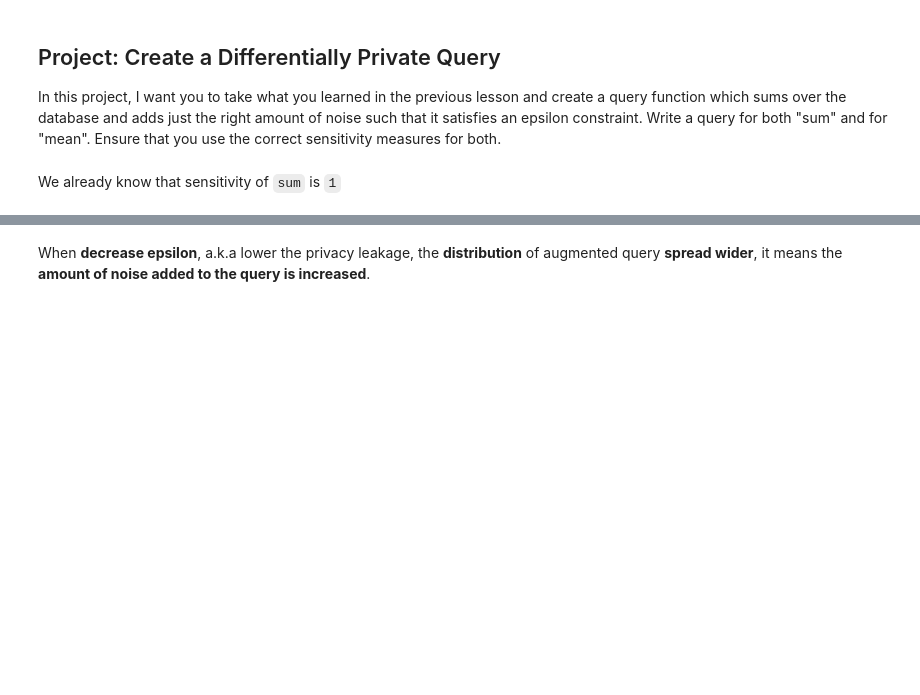
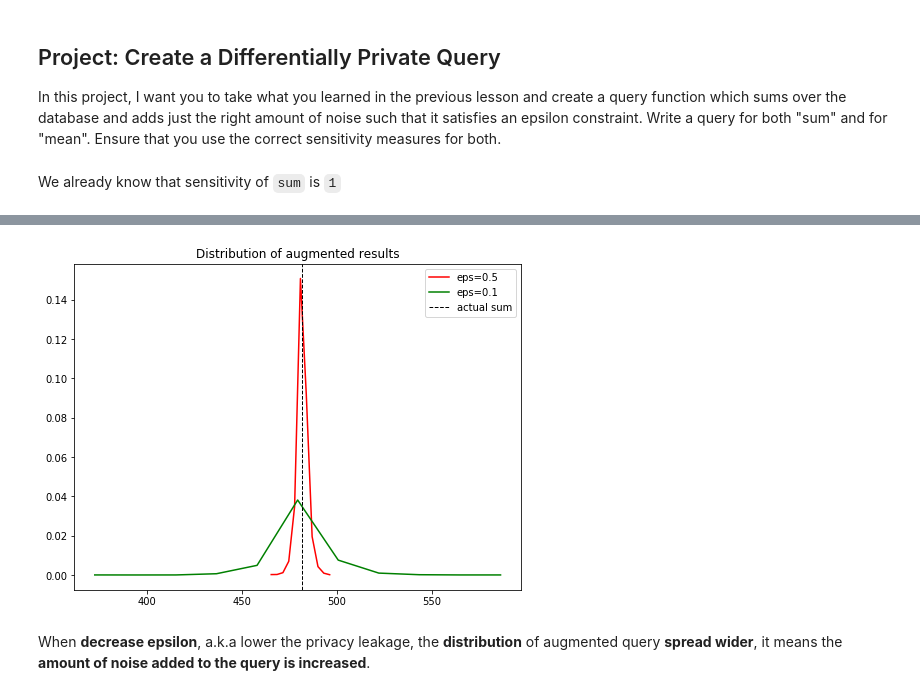
Before and after one commit to Luvata/udacity_private_ai, a Jupyter notebook: L5_intro_local_global_differential_privacy/Local and Global Differential Privacy.ipynb, the cells around one changed output, grey strips where cells are left out. Drawn from its saved outputs; the diff is of its cells as text; code cells hidden in the pictures; blank space fills up the shorter version.

```diff
--- a/L5_intro_local_global_differential_privacy/Local and Global Differential Privacy.ipynb
+++ b/L5_intro_local_global_differential_privacy/Local and Global Differential Privacy.ipynb
@@ -249,2 +249,21 @@ plot_distribution(epsilon=0.0001)
+# %%
+import scipy.stats as stats
+
+dist_big_eps = query_repeat(db, sum_query, SUM_SENSITIVITY, 0.5, 10000)
+dist_small_eps = query_repeat(db, sum_query, SUM_SENSITIVITY, 0.1, 10000)
+
+plt.figure(figsize=(8, 6))
+n, x = np.histogram(dist_big_eps)
+plt.plot(x, stats.gaussian_kde(dist_big_eps)(x), 'r', label='eps=0.5')
+
+n, x = np.histogram(dist_small_eps)
+plt.plot(x, stats.gaussian_kde(dist_small_eps)(x), 'g' ,label='eps=0.1')
+plt.axvline(sum_query(db), color='k', linestyle='dashed', linewidth=1, label='actual sum')
+plt.legend()
+plt.title("Distribution of augmented results")
+# plt.savefig("relation3.png")
+plt.show()
+# %% [output]
+[figure, added]
 # %% [markdown]
 When **decrease epsilon**, a.k.a lower the privacy leakage, the **distribution** of augmented query **spread wider**, it means the **amount of noise added to the query is increased**.
```
Also changed, not shown: parts of 6 cells of this notebook, 2 other files.
